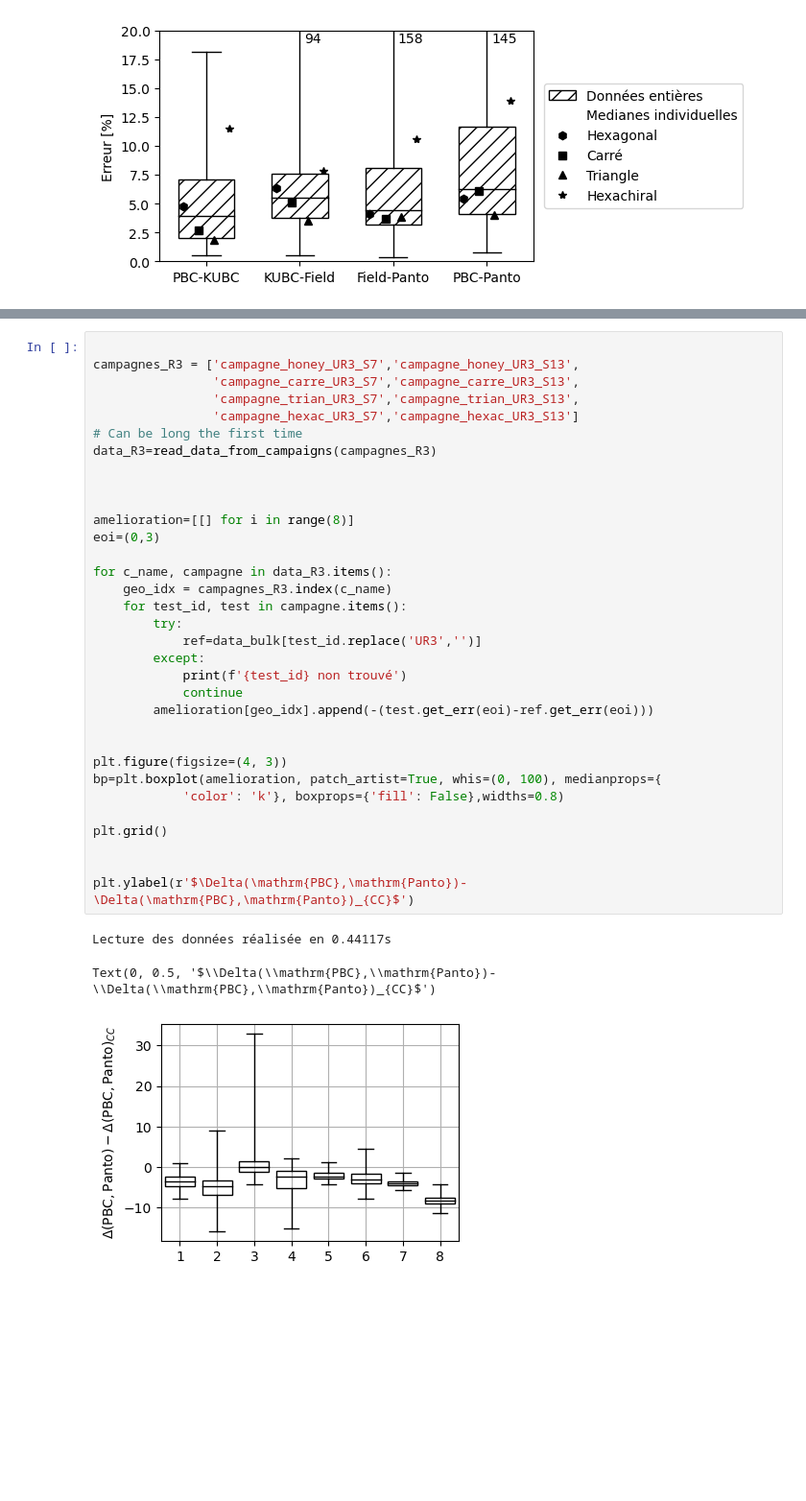
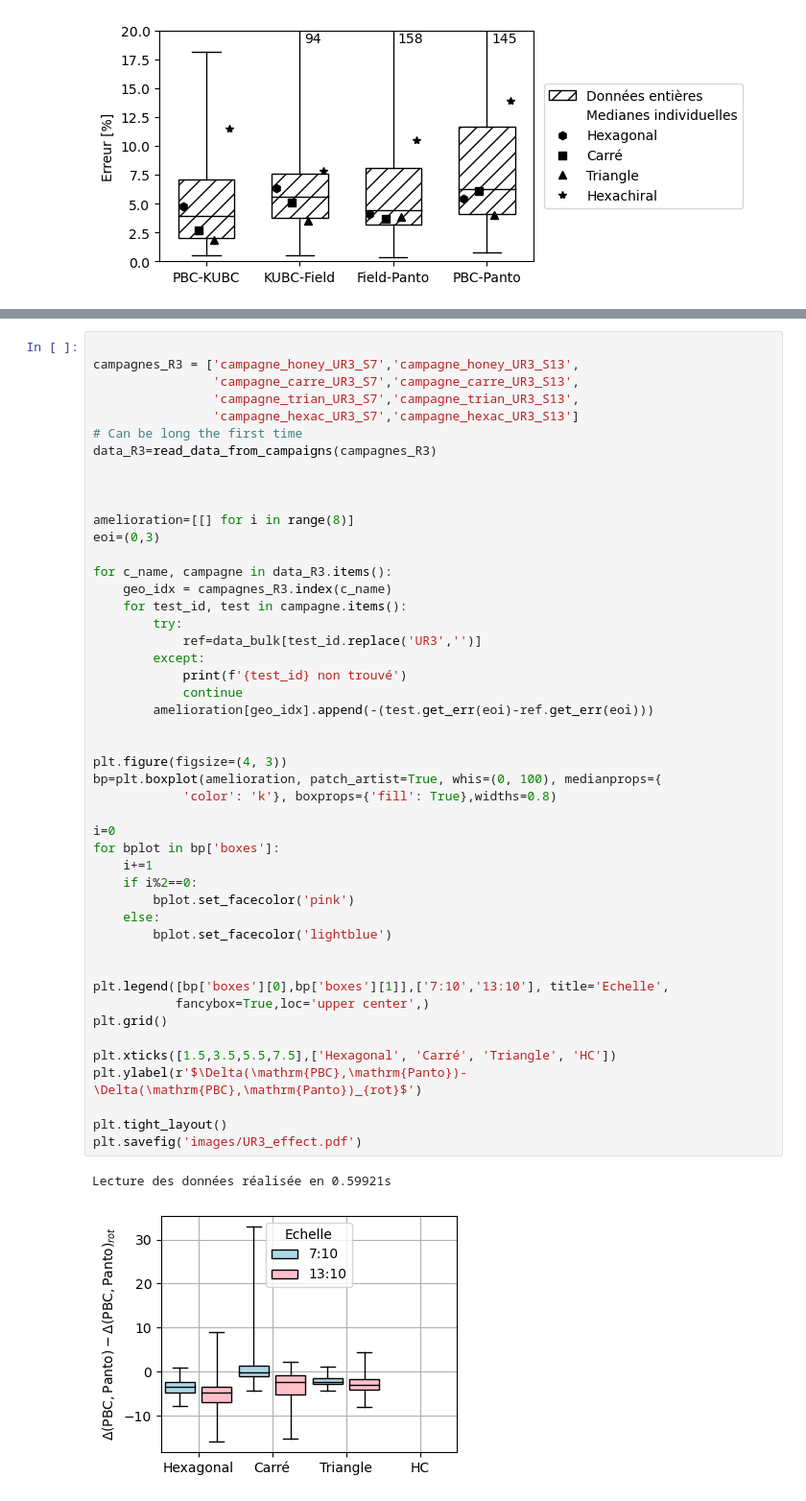
Before and after one commit to h06e/abakubc, a Jupyter notebook: utilities/full_study.ipynb, the cells around one changed output, grey strips where cells are left out. Shown at 96% size. Cells and saved outputs as stored; diff of their text form; blank space fills up the shorter version.

```diff
--- a/utilities/full_study.ipynb
+++ b/utilities/full_study.ipynb
@@ -184,35 +242,48 @@ Text(0, 0.5, '$\\Delta(\\mathrm{PBC},\\mathrm{Panto})-\\Delta(\\mathrm{PBC},\\ma
 campagnes_R3 = ['campagne_honey_UR3_S7','campagne_honey_UR3_S13',
                 'campagne_carre_UR3_S7','campagne_carre_UR3_S13',
                 'campagne_trian_UR3_S7','campagne_trian_UR3_S13',
                 'campagne_hexac_UR3_S7','campagne_hexac_UR3_S13']
 # Can be long the first time
 data_R3=read_data_from_campaigns(campagnes_R3)
 
 
 
 amelioration=[[] for i in range(8)]
 eoi=(0,3)
 
 for c_name, campagne in data_R3.items():
     geo_idx = campagnes_R3.index(c_name)
     for test_id, test in campagne.items():
         try:
             ref=data_bulk[test_id.replace('UR3','')]
         except:
             print(f'{test_id} non trouvé')
             continue
         amelioration[geo_idx].append(-(test.get_err(eoi)-ref.get_err(eoi)))
 
 
 plt.figure(figsize=(4, 3))
 bp=plt.boxplot(amelioration, patch_artist=True, whis=(0, 100), medianprops={
-            'color': 'k'}, boxprops={'fill': False},widths=0.8)
+            'color': 'k'}, boxprops={'fill': True},widths=0.8)
 
+i=0
+for bplot in bp['boxes']:
+    i+=1
+    if i%2==0:
+        bplot.set_facecolor('pink')
+    else:
+        bplot.set_facecolor('lightblue')
+
+
+plt.legend([bp['boxes'][0],bp['boxes'][1]],['7:10','13:10'], title='Echelle',
+           fancybox=True,loc='upper center',)
 plt.grid()
 
+plt.xticks([1.5,3.5,5.5,7.5],['Hexagonal', 'Carré', 'Triangle', 'HC'])
+plt.ylabel(r'$\Delta(\mathrm{PBC},\mathrm{Panto})-\Delta(\mathrm{PBC},\mathrm{Panto})_{rot}$')
 
-plt.ylabel(r'$\Delta(\mathrm{PBC},\mathrm{Panto})-\Delta(\mathrm{PBC},\mathrm{Panto})_{CC}$')
+plt.tight_layout()
+plt.savefig('images/UR3_effect.pdf')
 # %% [output]
-Lecture des données réalisée en 0.44117s
+Lecture des données réalisée en 0.59921s
-Text(0, 0.5, '$\\Delta(\\mathrm{PBC},\\mathrm{Panto})-\\Delta(\\mathrm{PBC},\\mathrm{Panto})_{CC}$')
-[figure, old version]
+[figure, new version]
```
Also changed, not shown: parts of 8 cells of this notebook, 54 other files.
